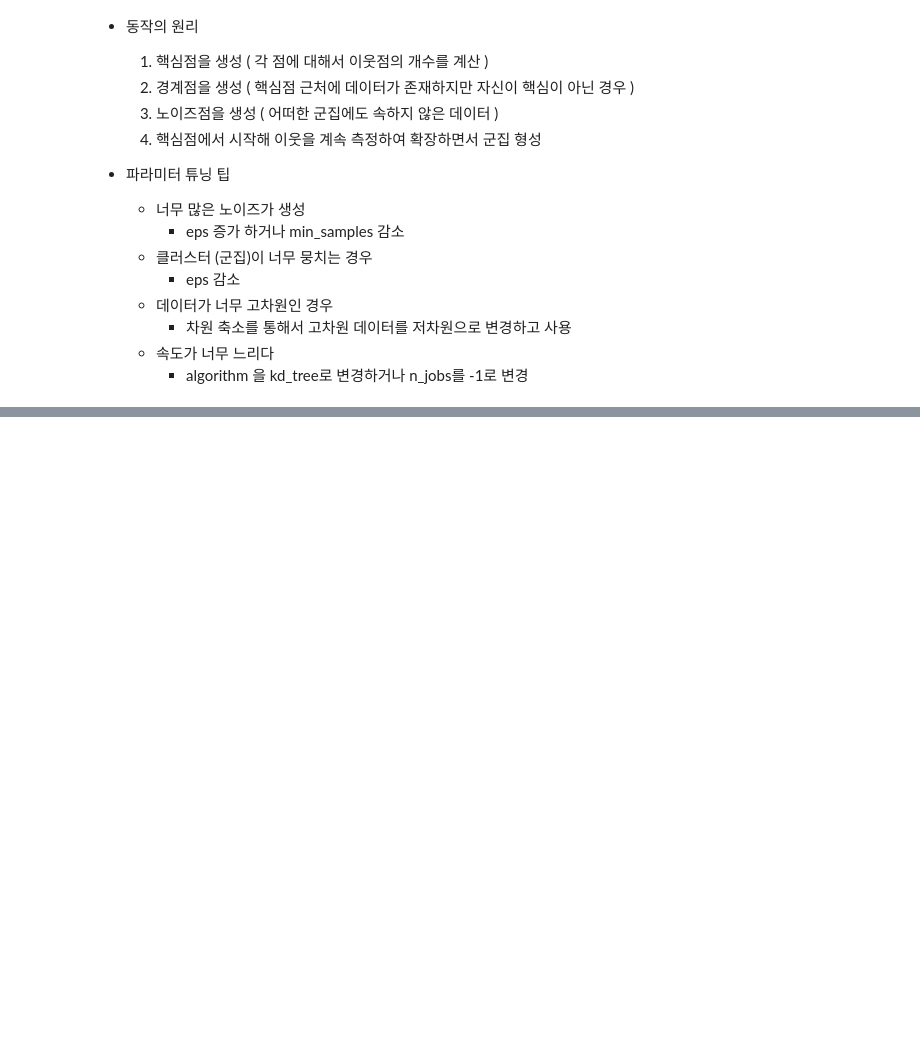
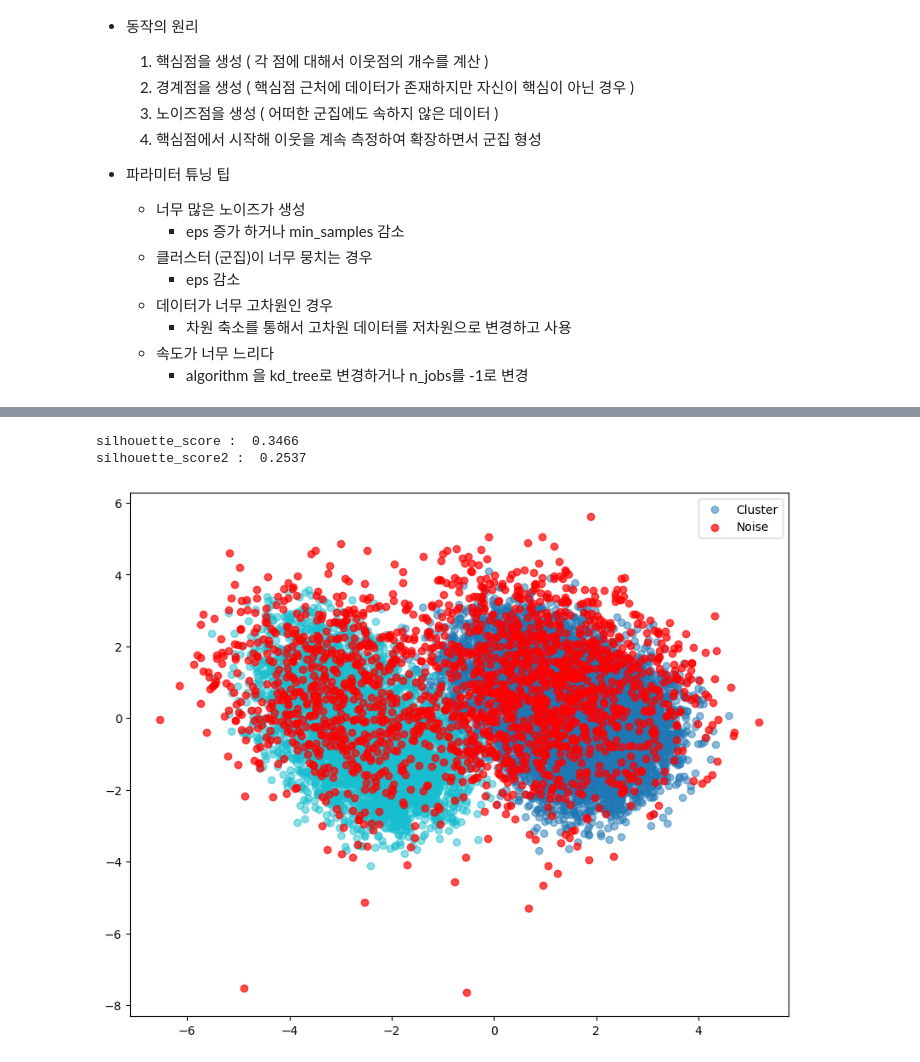
Before and after one commit to Vegetuna/Github_Team_SH, a Jupyter notebook: 251013/03_DBSCAN.ipynb, the cells around one changed output, grey strips where cells are left out. Saved outputs shown, nothing was run; the diff lists cells and outputs as text; code cells hidden in the pictures; blank space fills up the shorter version.

```diff
--- a/251013/03_DBSCAN.ipynb
+++ b/251013/03_DBSCAN.ipynb
@@ -66,0 +214,17 @@
+# %%
+# 같은 데이터셋을 이용하여 eps 값은 1.3
+# min_samples의 값 10
+# 으로 DBSCAN을 이용하여 군집화 하고 실루엣 검증지표와 PCA를 이용한 2차원 그래프를 생성
+
+eps = 1.3
+min_samples = 10
+
+# 모델 생성
+db2 = DBSCAN(
+    eps= eps,
+    min_samples= min_samples,
+    n_jobs= -1
+)
+
+# 모델에 데이터 학습 및 예측
+labels_2 = db2.fit_predict(X_std)
@@ -66,0 +237,22 @@
+# %%
+mask2 = labels_2 != 1
+
+sil2 = silhouette_score(X_std[mask2], labels_2[mask2])
+
+print('silhouette_score : ', round(sil,4))
+print('silhouette_score2 : ', round(sil2,4))
+# %% [output]
+silhouette_score :  0.3466
+silhouette_score2 :  0.2537
+# %%
+non_noise2 = labels_2 != -1
+
+plt.figure(figsize=(10,8))
+plt.scatter(X_pca[non_noise2, 0], X_pca[non_noise2, 1], c = labels_2[non_noise2],
+            cmap= 'tab10', label = 'Cluster', alpha=0.5)
+plt.scatter(X_pca[~non_noise2, 0], X_pca[~non_noise2, 1], c= 'red', label = 'Noise', alpha=0.7)
+
+plt.legend()
+plt.show()
+# %% [output]
+[figure, added]
```
Also changed, not shown: parts of 17 cells of this notebook.
